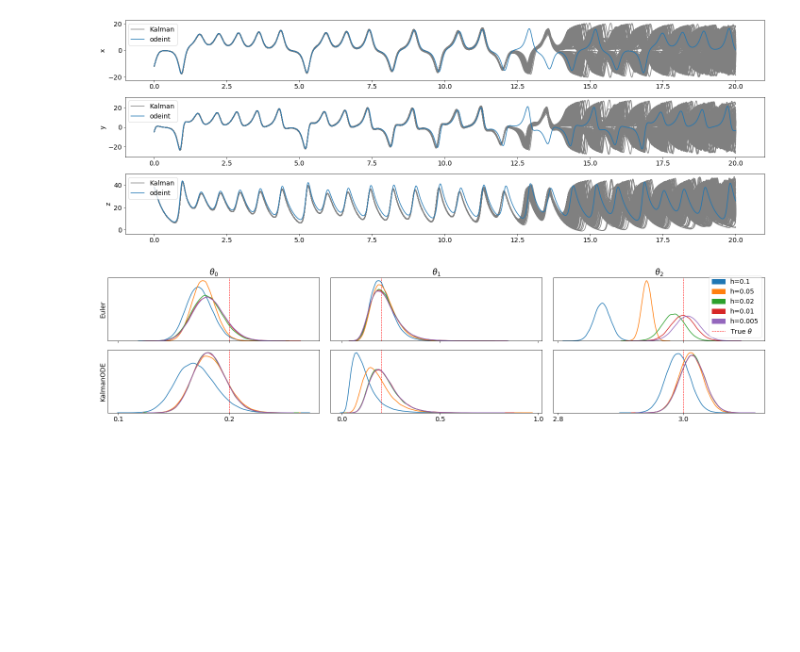
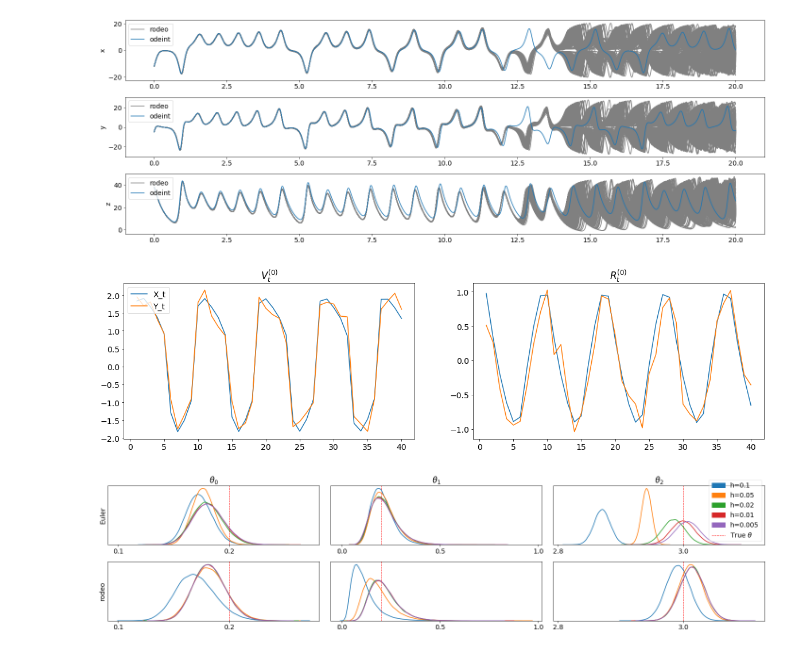
Before and after one commit to mlysy/rodeo-legacy, a Jupyter notebook: examples/Graphs in Paper.ipynb, the cells around one changed output. Drawn from its saved outputs; the diff is of its cells as text; code cells hidden in the pictures; blank space fills up the shorter version.

Commit message:
Updated naming in graphs

```diff
--- a/examples/Graphs in Paper.ipynb
+++ b/examples/Graphs in Paper.ipynb
@@ -226,7 +226,7 @@ def fitz_example(load_calcs=False):
 
     # Initialize inference class and simulate observed data
     inf = inference(state_ind, tmin, tmax, fitz)
-    Y_t = inf.simulate(fitz, x0, theta_true, gamma)
+    Y_t, X_t = inf.simulate(fitz, x0, theta_true, gamma)
     tseq = np.linspace(1, tmax, 40)
     fig, axs = plt.subplots(1, 2, figsize=(20, 5))
     axs[0].plot(tseq, X_t[:,0], label = 'X_t')
@@ -236,7 +236,7 @@ def fitz_example(load_calcs=False):
     axs[1].plot(tseq, X_t[:,1], label = 'X_t')
     axs[1].plot(tseq, Y_t[:,1], label = 'Y_t')
     axs[1].set_title("$R^{(0)}_t$")
-    fig.savefig('figures/fitzsim.pdf')
+    #fig.savefig('figures/fitzsim.pdf')
 
     hlst = np.array([0.1, 0.05, 0.02, 0.01, 0.005])
     if load_calcs:
@@ -247,34 +247,35 @@ def fitz_example(load_calcs=False):
         theta_euler = np.zeros((len(hlst), n_samples, n_theta))
         for i in range(len(hlst)):
             phi_hat, phi_var = inf.phi_fit(Y_t, x0, hlst[i], theta_true, phi_sd, gamma, False)
             theta_euler[i] = inf.theta_sample(phi_hat, phi_var, n_samples)
         np.save('saves/fitz_theta_euler.npy', theta_euler)
 
         # Parameter inference using Kalman solver
         theta_kalman = np.zeros((len(hlst), n_samples, n_theta))
         for i in range(len(hlst)):
             print(hlst[i])
             ode_init = ibm_init(hlst[i], n_deriv_prior, sigma)
             x0_state = zero_pad(X0, n_deriv, n_deriv_prior)
             kinit = indep_init(ode_init, n_deriv_prior)
             n_eval = int((tmax-tmin)/hlst[i])
             kode = KalmanODE(W, tmin, tmax, n_eval, fitz, **kinit)
             inf.kode = kode
             inf.W = W
             phi_hat, phi_var = inf.phi_fit(Y_t, x0_state, hlst[i], theta_true, phi_sd, gamma, True)
             theta_kalman[i] = inf.theta_sample(phi_hat, phi_var, n_samples)
         np.save('saves/fitz_theta_kalman.npy', theta_kalman)
 
     # Produces the graph in Figure 3
     plt.rcParams.update({'font.size': 14})
     figure = inf.theta_plot(theta_euler, theta_kalman, theta_true, hlst)
     figure.savefig('figures/fitzfigure.pdf')
     return
 
 if __name__ == '__main__':
     fitz_example(True)
 # %% [output]
-[figure, old version]
+[figure, new version]
+[figure, added]
 # %%
 import numpy as np
 from inference import inference
```
Also changed, not shown: parts of 3 cells of this notebook, 3 other files.
